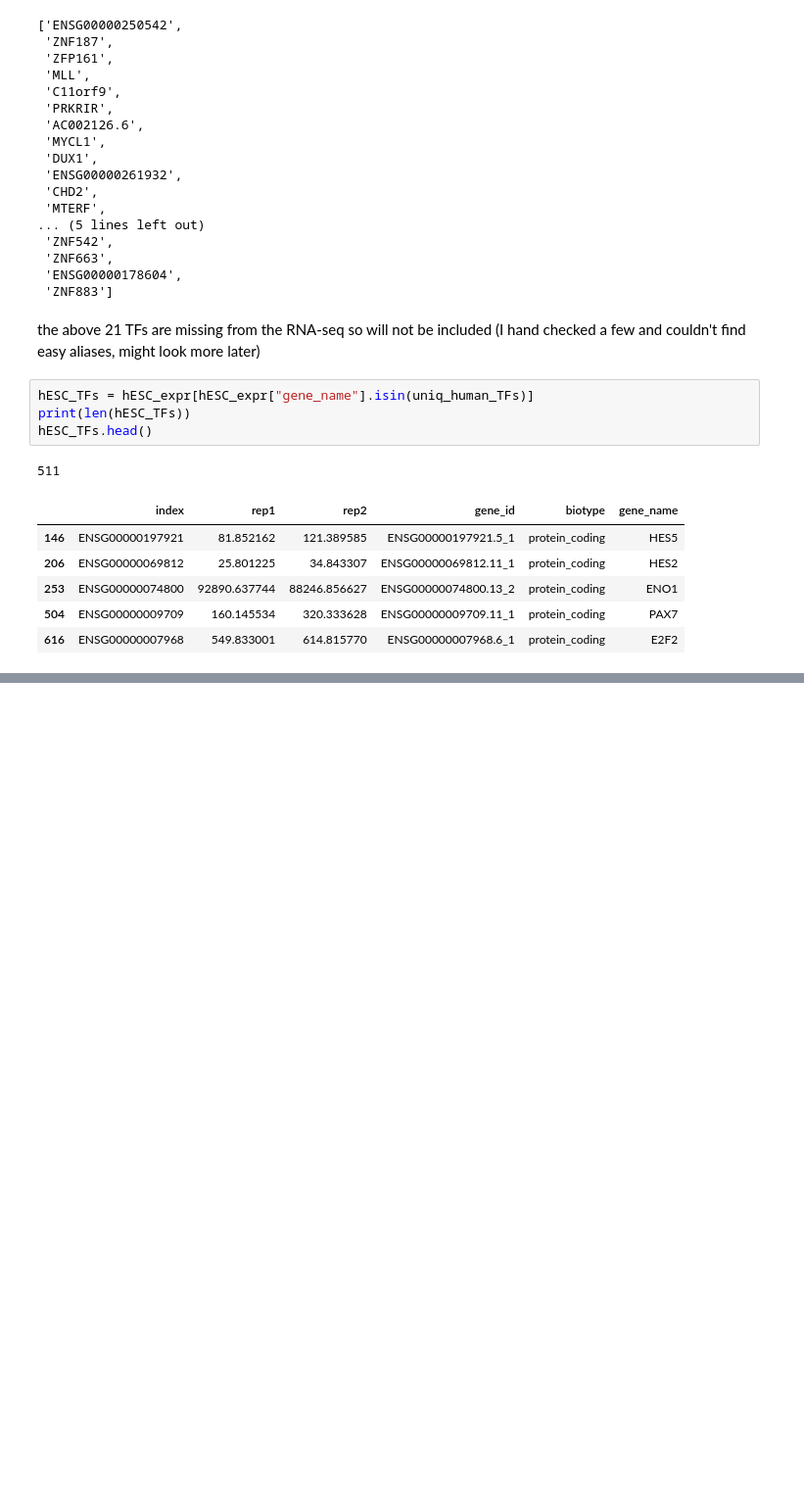
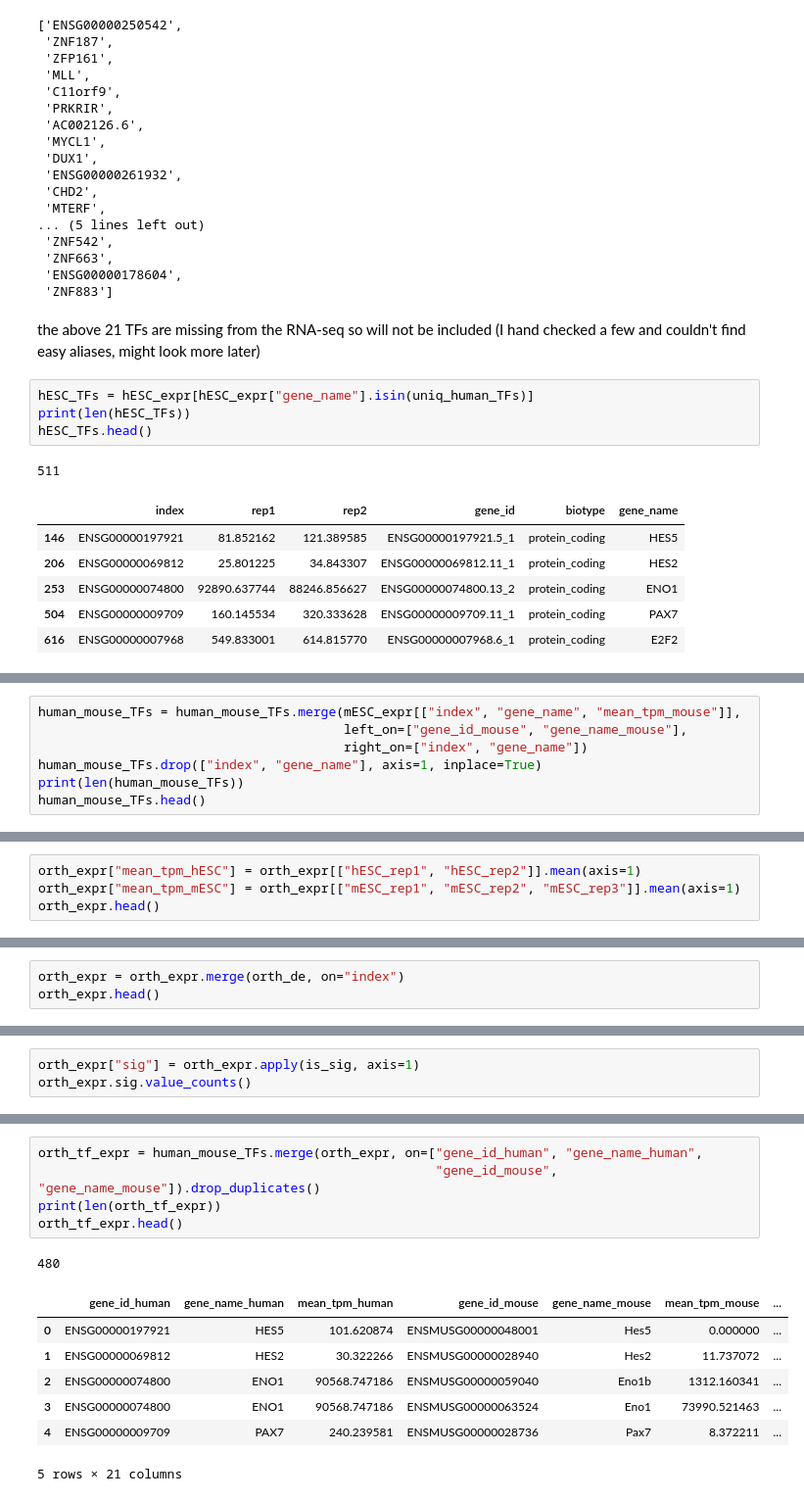
Before and after one commit to wod31/2019__lncRNA_evolution_mpra, a Jupyter notebook: analysis/03__rna_seq/03__TF_expr/03__TF_expr.ipynb, the cells around one changed output, grey strips where cells are left out. Shown at 98% size. Cells and saved outputs as stored; diff of their text form; blank space fills up the shorter version.

```diff
--- a/analysis/03__rna_seq/03__TF_expr/03__TF_expr.ipynb
+++ b/analysis/03__rna_seq/03__TF_expr/03__TF_expr.ipynb
@@ -278,0 +346,7 @@ fig = plt.figure(figsize=(2, 2))
+# %%
+human_mouse_TFs = human_mouse_TFs.merge(mESC_expr[["index", "gene_name", "mean_tpm_mouse"]],
+                                        left_on=["gene_id_mouse", "gene_name_mouse"],
+                                        right_on=["index", "gene_name"])
+human_mouse_TFs.drop(["index", "gene_name"], axis=1, inplace=True)
+print(len(human_mouse_TFs))
+human_mouse_TFs.head()
@@ -299,3 +388,7 @@ orth_expr.head()
 | 2 | ENSG00000187961__ENSMUSG00000078485 | 896.564459 | 824.243874 | 714.174792 | 777.397116 | 744.065336 | ENSG00000187961 | ENSMUSG00000078485 | ... |
 | 3 | ENSG00000187642__ENSMUSG00000078486 | 10.115086 | 4.730237 | 30.436673 | 22.773284 | 16.018629 | ENSG00000187642 | ENSMUSG00000078486 | ... |
 | 4 | ENSG00000187608__ENSMUSG00000035692 | 502.076097 | 572.358731 | 6.522144 | 5.175746 | 4.004657 | ENSG00000187608 | ENSMUSG00000035692 | ... |
+# %%
+orth_expr["mean_tpm_hESC"] = orth_expr[["hESC_rep1", "hESC_rep2"]].mean(axis=1)
+orth_expr["mean_tpm_mESC"] = orth_expr[["mESC_rep1", "mESC_rep2", "mESC_rep3"]].mean(axis=1)
+orth_expr.head()
@@ -301,0 +402,3 @@ orth_expr.head()
+# %%
+orth_expr = orth_expr.merge(orth_de, on="index")
+orth_expr.head()
@@ -301,0 +412,3 @@ orth_expr.head()
+# %%
+orth_expr["sig"] = orth_expr.apply(is_sig, axis=1)
+orth_expr.sig.value_counts()
@@ -301,0 +457,14 @@ orth_expr.head()
+# %%
+orth_tf_expr = human_mouse_TFs.merge(orth_expr, on=["gene_id_human", "gene_name_human",
+                                                    "gene_id_mouse", "gene_name_mouse"]).drop_duplicates()
+print(len(orth_tf_expr))
+orth_tf_expr.head()
+# %% [output]
+480
+|  | gene_id_human | gene_name_human | mean_tpm_human | gene_id_mouse | gene_name_mouse | mean_tpm_mouse | ... |
+| 0 | ENSG00000197921 | HES5 | 101.620874 | ENSMUSG00000048001 | Hes5 | 0.000000 | ... |
+| 1 | ENSG00000069812 | HES2 | 30.322266 | ENSMUSG00000028940 | Hes2 | 11.737072 | ... |
+| 2 | ENSG00000074800 | ENO1 | 90568.747186 | ENSMUSG00000059040 | Eno1b | 1312.160341 | ... |
+| 3 | ENSG00000074800 | ENO1 | 90568.747186 | ENSMUSG00000063524 | Eno1 | 73990.521463 | ... |
+| 4 | ENSG00000009709 | PAX7 | 240.239581 | ENSMUSG00000028736 | Pax7 | 8.372211 | ... |
+5 rows × 21 columns
```
Also changed, not shown: parts of 35 cells of this notebook, 6 other files.
